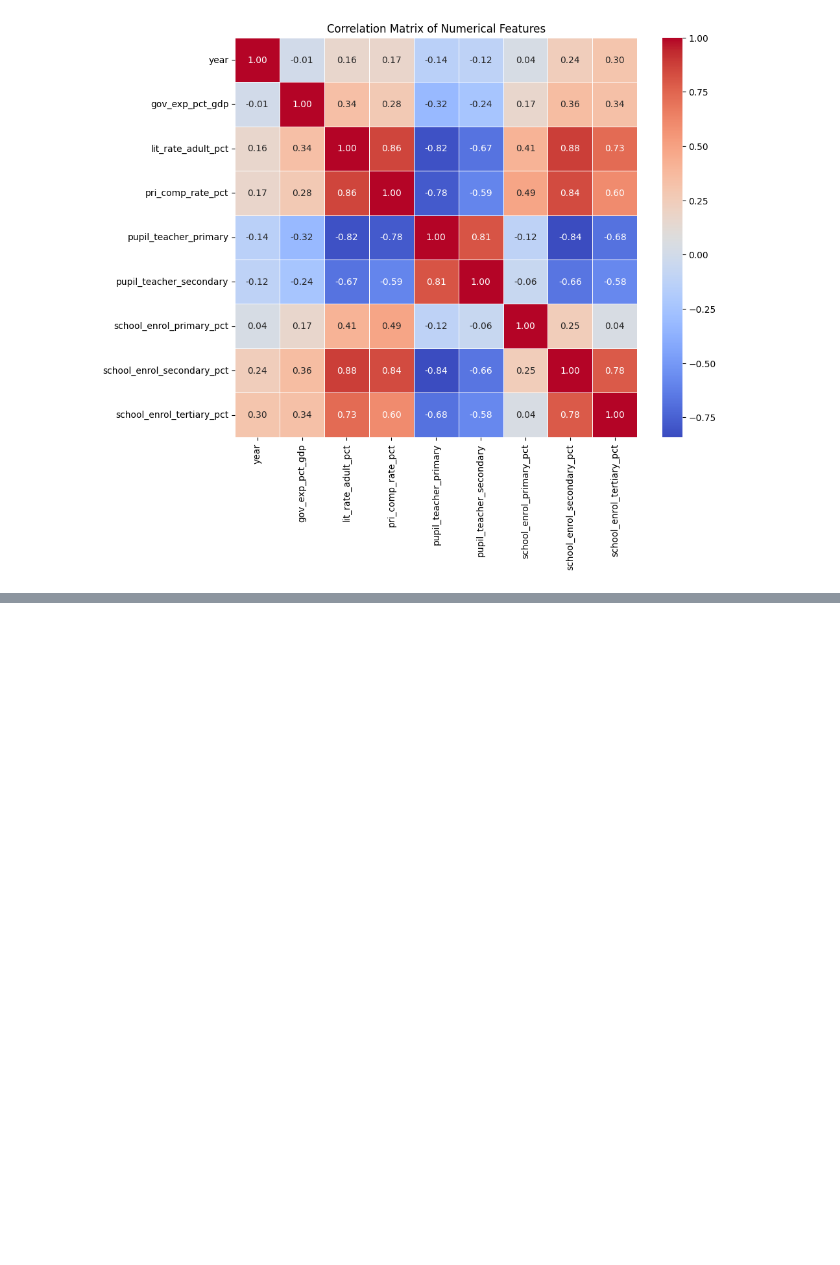
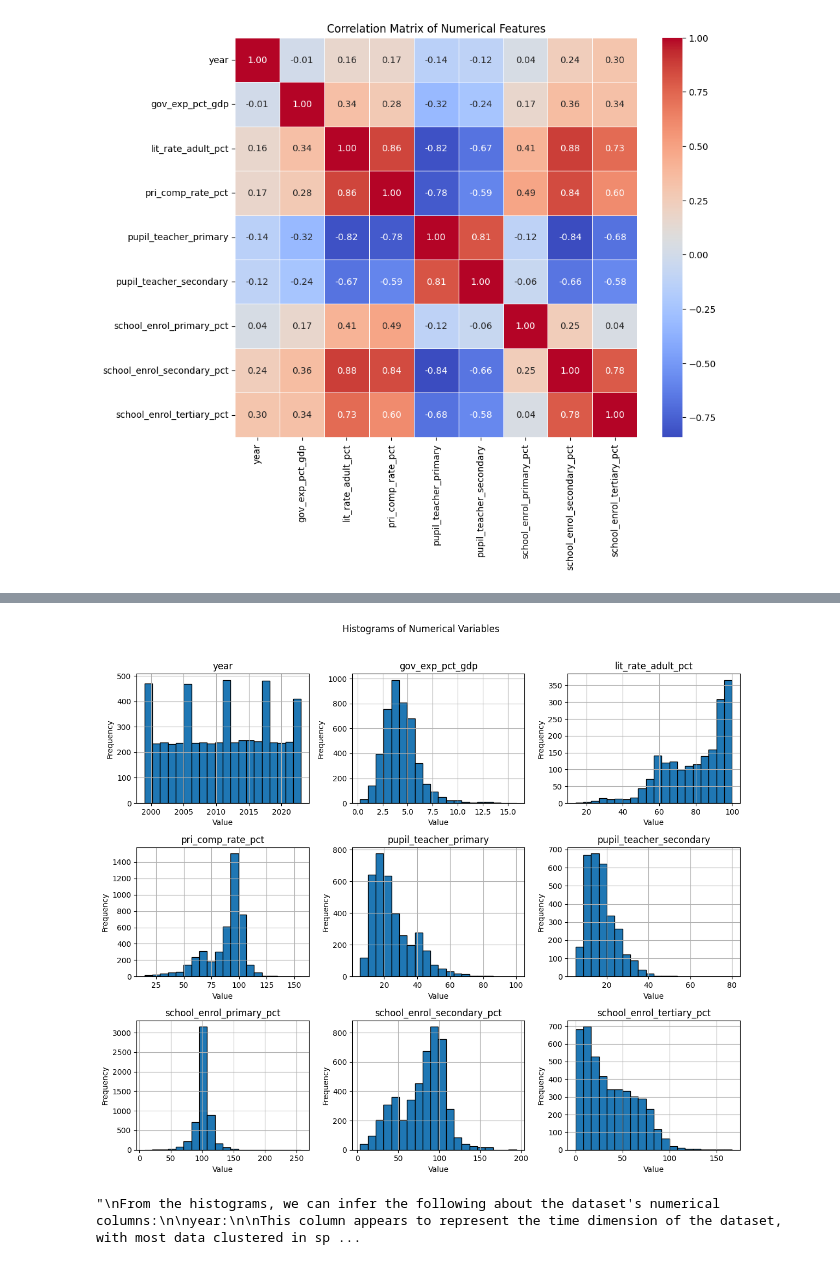
Before and after one commit to uyehaa/WorldEducation-Project, a Jupyter notebook: WorldEducation/worldeducation.ipynb, the cells around one changed output, grey strips where cells are left out. Saved outputs shown, nothing was run; the diff lists cells and outputs as text; code cells hidden in the pictures; blank space fills up the shorter version.

```diff
--- a/WorldEducation/worldeducation.ipynb
+++ b/WorldEducation/worldeducation.ipynb
@@ -77,0 +99,63 @@ plt.show()
+# %%
+# Plotting histograms
+worldeducation.hist(figsize=(12, 10), bins=20, edgecolor='black')
+plt.suptitle('Histograms of Numerical Variables', y=1.02)
+
+#axis labels
+for ax in plt.gcf().axes:
+    ax.set_xlabel('Value')  # X-axis label
+    ax.set_ylabel('Frequency')  # Y-axis label
+
+plt.tight_layout()
+plt.show()
+
+'''
+From the histograms, we can infer the following about the dataset's numerical columns:
+
+year:
+
+This column appears to represent the time dimension of the dataset, with most data clustered in specific years (2000, 2005, 2010, 2015, 2020, etc.).
+Significance: It's not directly meaningful for analysis but is essential for time-series trends or tracking changes over time.
+gov_exp_pct_gdp (Government Expenditure as % of GDP):
+
+This distribution is slightly right-skewed, with most values concentrated between 2% and 10%. There are a few higher outliers.
+Significance: It could be important when exploring correlations between government investment and literacy/education metrics.
+lit_rate_adult_pct (Adult Literacy Rate):
+
+The distribution is strongly right-skewed, with many countries achieving near 100% literacy. There are a few with much lower literacy rates.
+Significance: A critical column for analysis, especially since predicting missing literacy rates is your project goal.
+pri_comp_rate_pct (Primary Completion Rate):
+
+This is nearly normally distributed, with a peak around 80–100%.
+Significance: Highly correlated with lit_rate_adult_pct (per your correlation matrix). Could be a significant predictor.
+pupil_teacher_primary (Pupil-Teacher Ratio in Primary Education):
+
+The distribution is right-skewed, with most values below 40. This indicates that smaller class sizes are more common.
+Significance: Its negative correlation with literacy rates indicates that lower pupil-teacher ratios might improve literacy outcomes.
+pupil_teacher_secondary (Pupil-Teacher Ratio in Secondary Education):
+
+Similar to the primary ratio, but slightly more evenly distributed.
+Significance: Could also influence literacy rates or school enrollment percentages.
+school_enrol_primary_pct (Primary School Enrollment Rate):
+
+This is sharply concentrated between 90% and 100%, indicating high enrollment levels in primary education.
+Significance: Might be less variable and thus less useful as a predictor.
+school_enrol_secondary_pct (Secondary School Enrollment Rate):
+
+More evenly distributed, with a peak around 60–80%.
+Significance: Strongly correlated with literacy rates. This could be a key predictor.
+school_enrol_tertiary_pct (Tertiary School Enrollment Rate):
+
+Heavily right-skewed, with most values below 50%. Indicates lower global participation in tertiary education.
+Significance: Likely secondary to primary and secondary education but still relevant for advanced analysis.
+Significant Columns to Discuss
+lit_rate_adult_pct: Primary target for prediction.
+pri_comp_rate_pct: A strong predictor, as it directly relates to foundational education levels.
+school_enrol_secondary_pct: Another key predictor due to its strong correlation with literacy rates.
+pupil_teacher_primary: Negative correlation with literacy suggests class size impacts literacy.
+gov_exp_pct_gdp: May be worth exploring as a policy-level factor influencing education outcomes.
+
+'''
+# %% [output]
+[figure, added]
+"\nFrom the histograms, we can infer the following about the dataset's numerical columns:\n\nyear:\n\nThis column appears to represent the time dimension of the dataset, with most data clustered in sp ...
```
Also changed, not shown: parts of 9 cells of this notebook.
